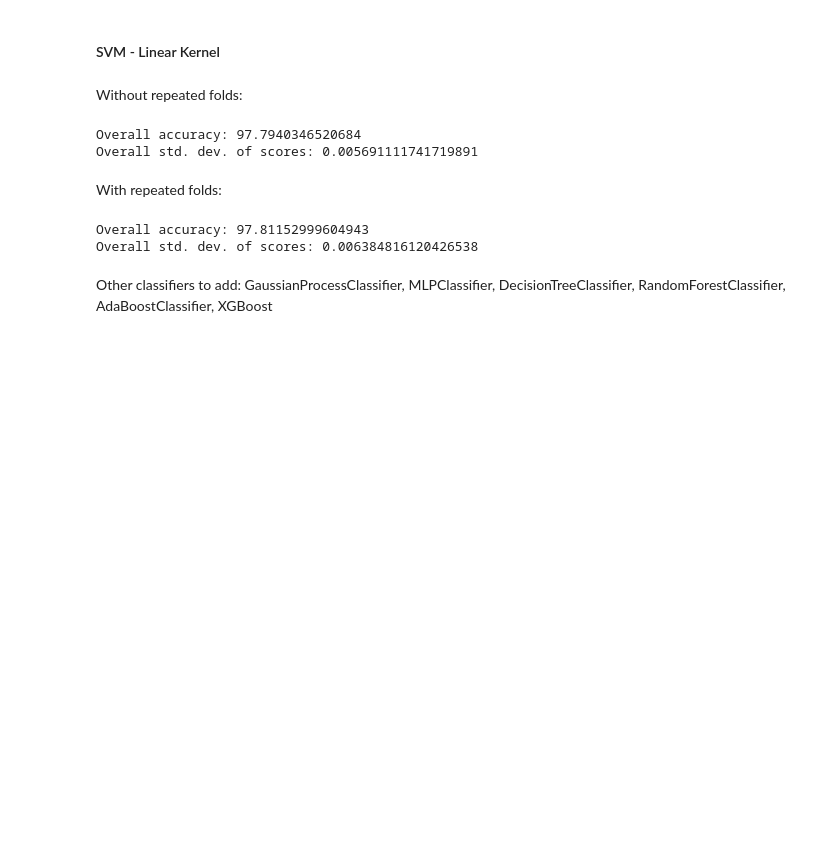
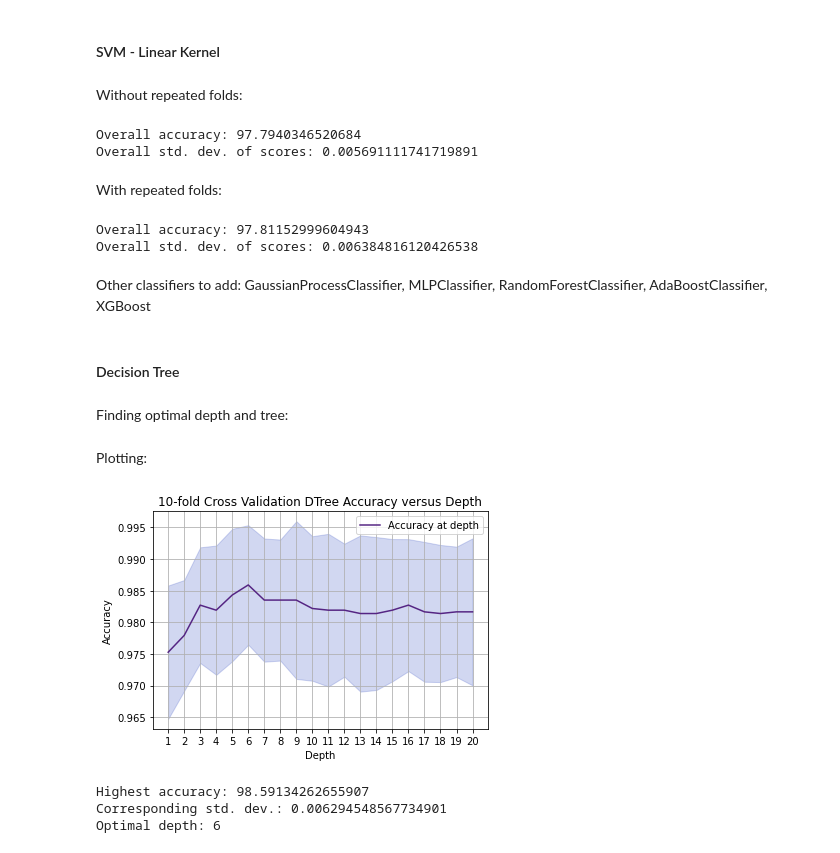
Before and after one commit to jerryadamsfranklin/brain-tumour-detection, a Jupyter notebook: crossValidModels.ipynb, the cells around one changed output. Cells and saved outputs as stored; diff of their text form; code cells hidden in the pictures; blank space fills up the shorter version.

Commit message:
added decision tree

```diff
--- a/crossValidModels.ipynb
+++ b/crossValidModels.ipynb
@@ -145,4 +147,50 @@ print('Overall std. dev. of scores:', scores.std())
 Overall accuracy: 97.81152999604943
 Overall std. dev. of scores: 0.006384816120426538
 # %% [markdown]
-Other classifiers to add: GaussianProcessClassifier, MLPClassifier, DecisionTreeClassifier, RandomForestClassifier, AdaBoostClassifier, XGBoost
+Other classifiers to add: GaussianProcessClassifier, MLPClassifier, RandomForestClassifier, AdaBoostClassifier, XGBoost
+# %% [markdown]
+#### Decision Tree
+# %% [markdown]
+Finding optimal depth and tree:
+# %%
+cv = KFold(n_splits = 10, shuffle = True, random_state = 42)  # create CV splits
+
+scores_list, scores_mean, scores_std = [], [], []
+
+depth_range = [i for i in range(1, 21)]  # depth of the trees
+
+for depth in depth_range:
+    dTree = DecisionTreeClassifier(criterion = 'gini', max_depth = depth)  # create model based on Gini impurity
+
+    scores = cross_val_score(dTree, X, Y, scoring = 'accuracy', cv = cv)  # calc accuracy
+
+    scores_list.append(scores)
+    scores_mean.append(scores.mean())
+    scores_std.append(scores.std())
+# %% [markdown]
+Plotting:
+# %%
+scores_mean, scores_std = np.array(scores_mean), np.array(scores_std)
+
+plt.plot(depth_range, scores_mean, color = '#552583', label = 'Accuracy at depth')
+plt.fill_between(depth_range, scores_mean - 1.5 * scores_std, scores_mean + 1.5 * scores_std, color = '#1c39bb', alpha = 0.2)
+plt.xticks(depth_range)
+plt.grid()
+plt.legend()
+plt.title('10-fold Cross Validation DTree Accuracy versus Depth')
+plt.xlabel('Depth')
+plt.ylabel('Accuracy')
+plt.show()
+plt.close()
+# %% [output]
+[figure, added]
+# %%
+max_idx = scores_mean.argmax()
+
+print('Highest accuracy:', scores_mean[max_idx] * 100)
+print('Corresponding std. dev.:', scores_std[max_idx])
+print('Optimal depth:', depth_range[max_idx])
+# %% [output]
+Highest accuracy: 98.59134262655907
+Corresponding std. dev.: 0.006294548567734901
+Optimal depth: 6
```
Also changed, not shown: parts of 1 cell of this notebook.
